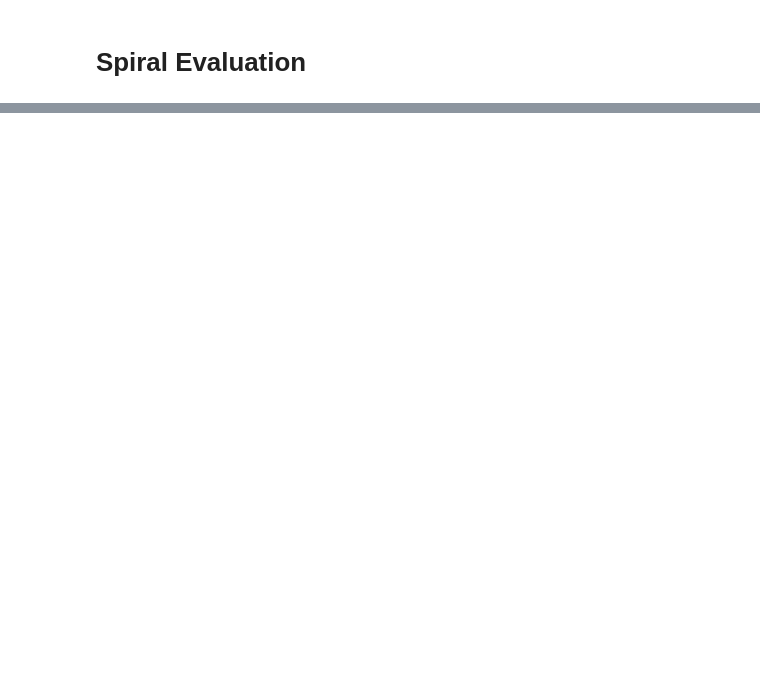
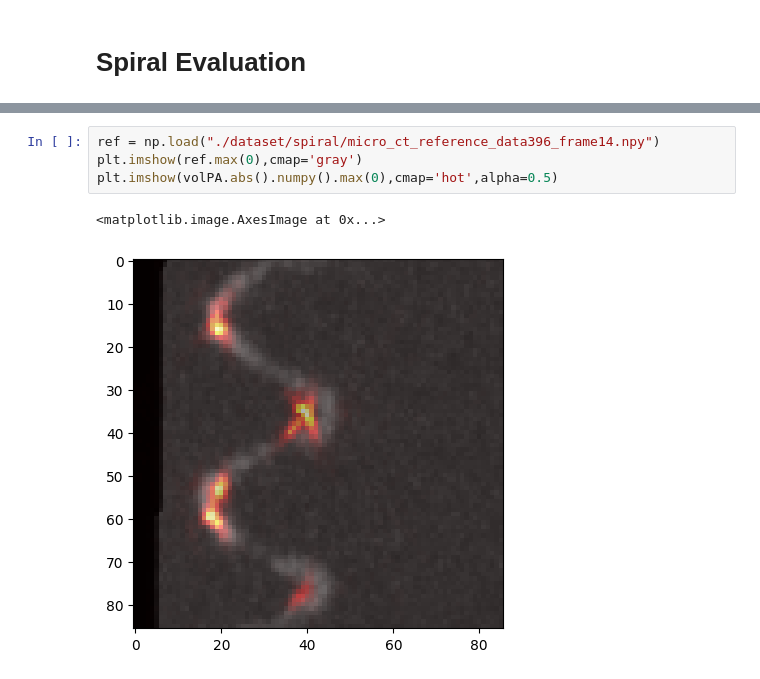
Before and after one commit to EkaSulistyawan/sine-activated-unet-photoacoustic, a Jupyter notebook: testing.ipynb, the cells around one changed output, grey strips where cells are left out. Cells and saved outputs as stored; diff of their text form; blank space fills up the shorter version.

Commit message:
add spiral evaluation

```diff
--- a/testing.ipynb
+++ b/testing.ipynb
@@ -1314,0 +1367,7 @@ SSIM: 0.331, CNR: 0.270
+# %%
+ref = np.load("./dataset/spiral/micro_ct_reference_data396_frame14.npy")
+plt.imshow(ref.max(0),cmap='gray')
+plt.imshow(volPA.abs().numpy().max(0),cmap='hot',alpha=0.5)
+# %% [output]
+<matplotlib.image.AxesImage at 0x...>
+[figure, added]
```
Also changed, not shown: parts of 7 cells of this notebook.
